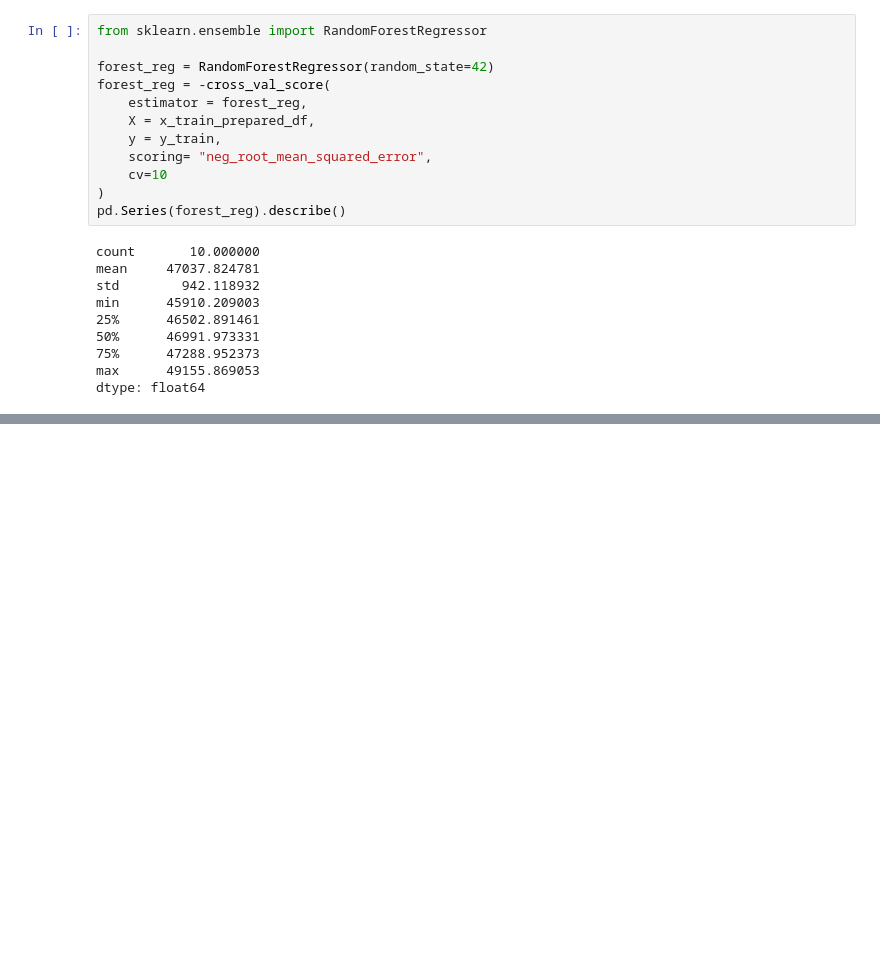
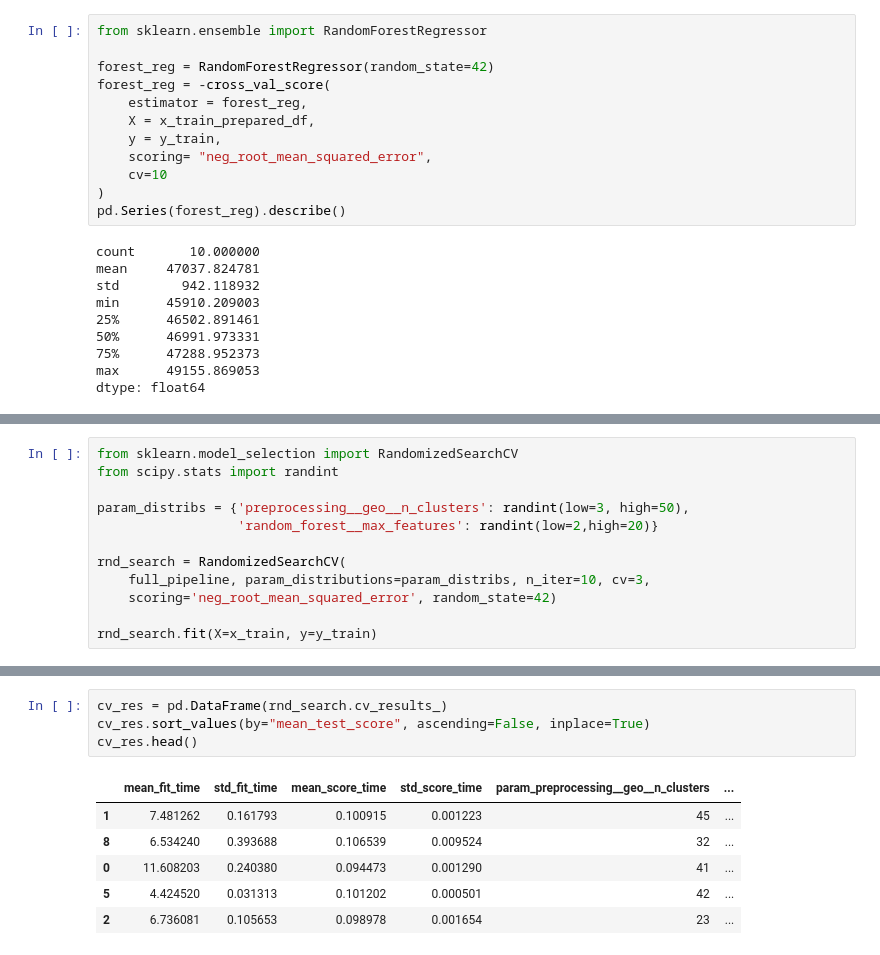
Before and after one commit to jguzik1/Wstep_do_uczenia_maszynowego, a Jupyter notebook: 2.projekt.ipynb, the cells around one changed output, grey strips where cells are left out. Drawn from its saved outputs; the diff is of its cells as text; blank space fills up the shorter version.

```diff
--- a/2.projekt.ipynb
+++ b/2.projekt.ipynb
@@ -1085,0 +1131,12 @@ AttributeError: 'numpy.ndarray' object has no attribute 'fit'
+# %%
+from sklearn.model_selection import RandomizedSearchCV
+from scipy.stats import randint
+
+param_distribs = {'preprocessing__geo__n_clusters': randint(low=3, high=50),
+                  'random_forest__max_features': randint(low=2,high=20)}
+
+rnd_search = RandomizedSearchCV(
+    full_pipeline, param_distributions=param_distribs, n_iter=10, cv=3,
+    scoring='neg_root_mean_squared_error', random_state=42)
+
+rnd_search.fit(X=x_train, y=y_train)
@@ -1085,0 +1160,11 @@ AttributeError: 'numpy.ndarray' object has no attribute 'fit'
+# %%
+cv_res = pd.DataFrame(rnd_search.cv_results_)
+cv_res.sort_values(by="mean_test_score", ascending=False, inplace=True)
+cv_res.head()
+# %% [output]
+|  | mean_fit_time | std_fit_time | mean_score_time | std_score_time | param_preprocessing__geo__n_clusters | ... |
+| 1 | 7.481262 | 0.161793 | 0.100915 | 0.001223 | 45 | ... |
+| 8 | 6.534240 | 0.393688 | 0.106539 | 0.009524 | 32 | ... |
+| 0 | 11.608203 | 0.240380 | 0.094473 | 0.001290 | 41 | ... |
+| 5 | 4.424520 | 0.031313 | 0.101202 | 0.000501 | 42 | ... |
+| 2 | 6.736081 | 0.105653 | 0.098978 | 0.001654 | 23 | ... |
```
Also changed, not shown: parts of 10 cells of this notebook.
